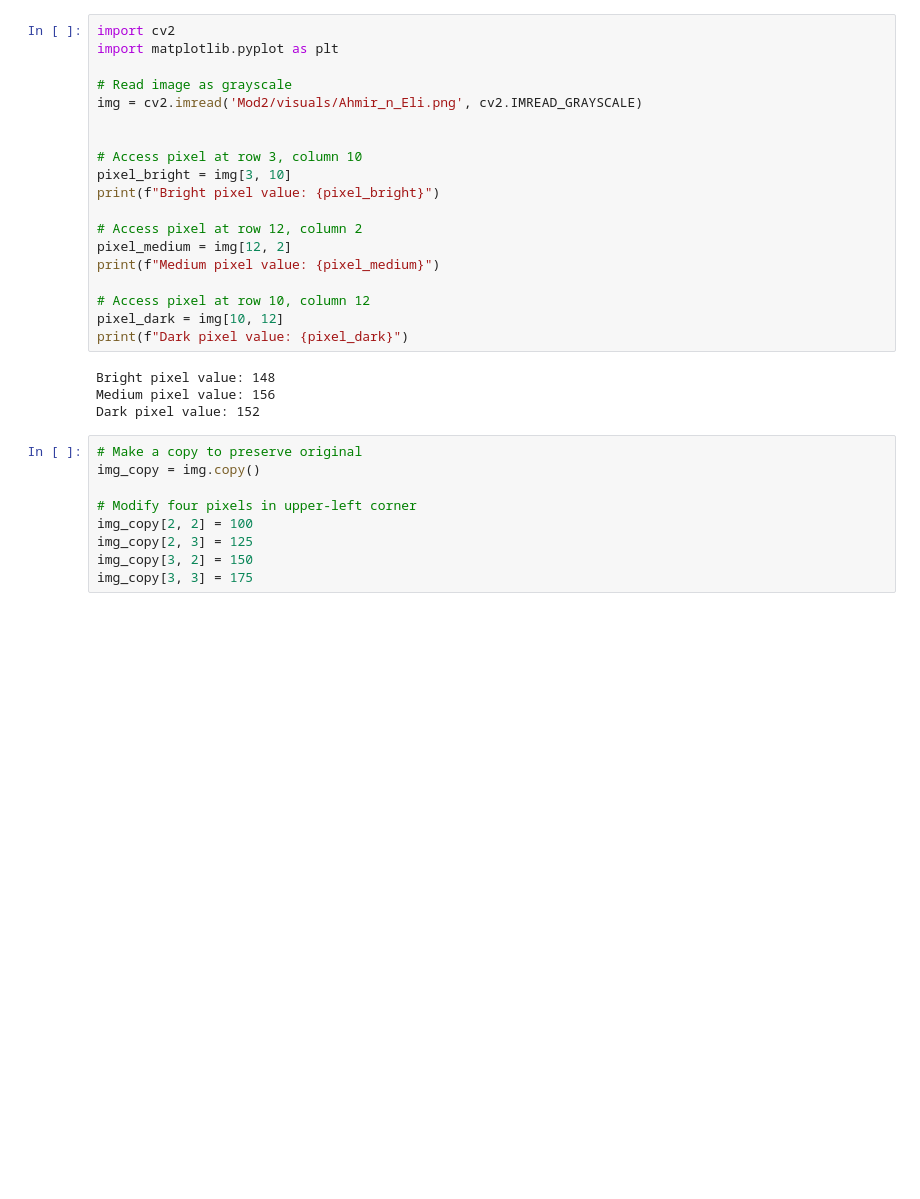
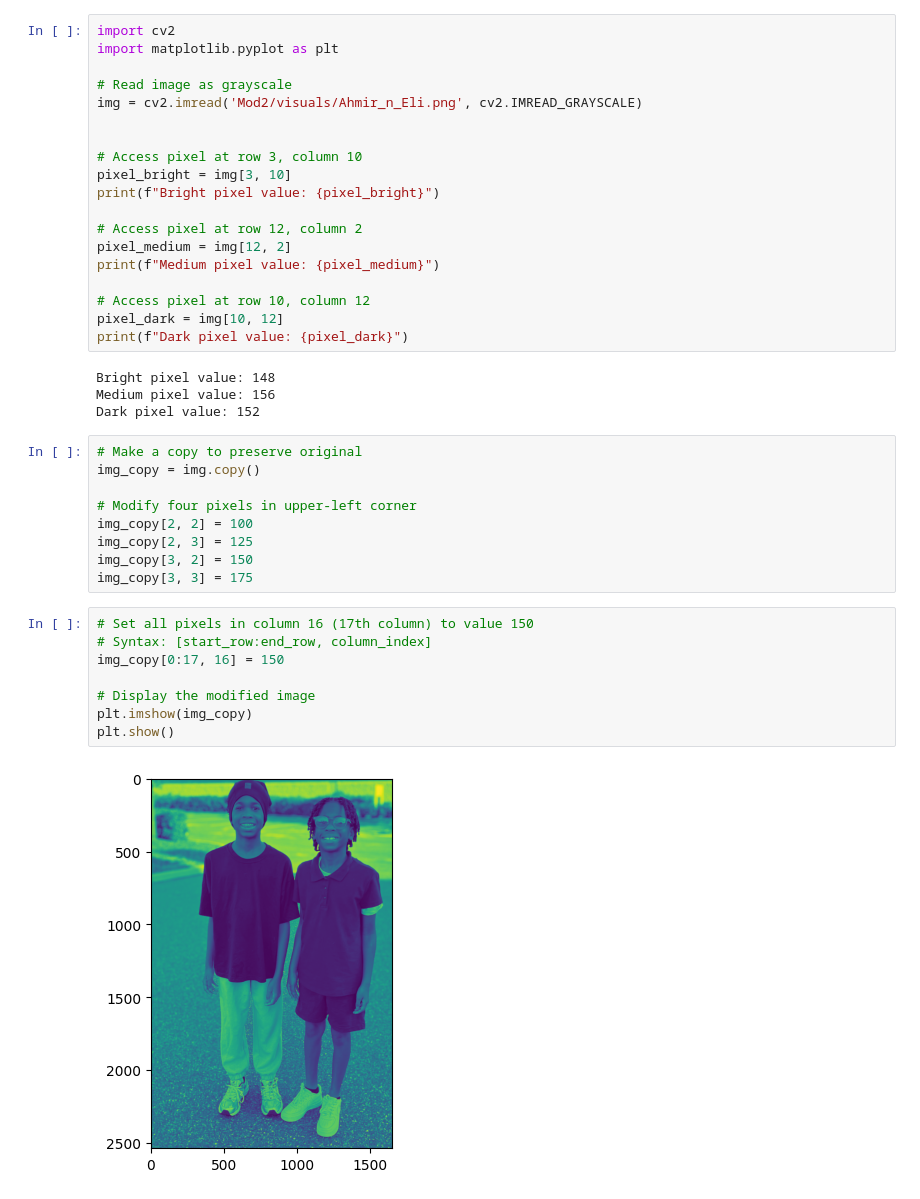
Before and after one commit to Jaristilde/cv2, a Jupyter notebook: Mod2/Week_2.ipynb, the cells around one changed output. Drawn from its saved outputs; the diff is of its cells as text; blank space fills up the shorter version.

```diff
--- a/Mod2/Week_2.ipynb
+++ b/Mod2/Week_2.ipynb
@@ -73,3 +73,13 @@ img_copy[2, 2] = 100
 img_copy[2, 3] = 125
 img_copy[3, 2] = 150
 img_copy[3, 3] = 175
+# %%
+# Set all pixels in column 16 (17th column) to value 150
+# Syntax: [start_row:end_row, column_index]
+img_copy[0:17, 16] = 150
+
+# Display the modified image
+plt.imshow(img_copy)
+plt.show()
+# %% [output]
+[figure, added]
```
Also changed, not shown: parts of 12 cells of this notebook.
